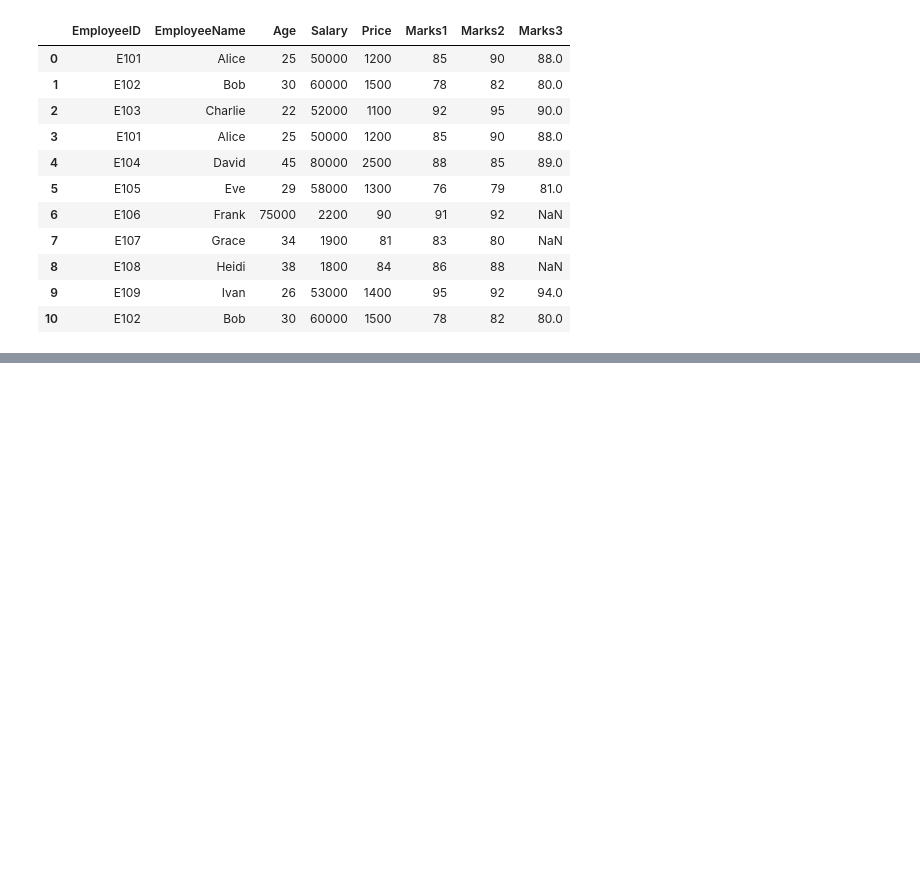
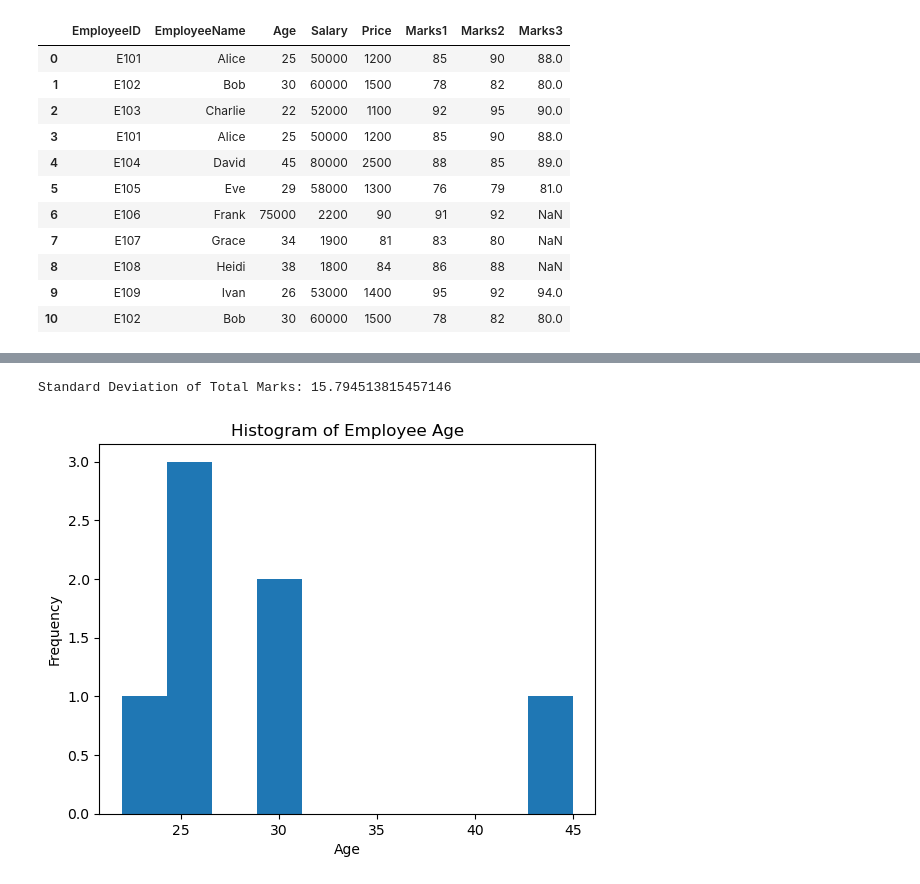
Before and after one commit to shoyebreza/ML, a Jupyter notebook: practiceday15.5.ipynb, the cells around one changed output, grey strips where cells are left out. Saved outputs shown, nothing was run; the diff lists cells and outputs as text; code cells hidden in the pictures; blank space fills up the shorter version.

```diff
--- a/practiceday15.5.ipynb
+++ b/practiceday15.5.ipynb
@@ -19,3 +19,6 @@ df
 | 8 | E108 | Heidi | 38 | 1800 | 84 | 86 | 88 | NaN |
 | 9 | E109 | Ivan | 26 | 53000 | 1400 | 95 | 92 | 94.0 |
 | 10 | E102 | Bob | 30 | 60000 | 1500 | 78 | 82 | 80.0 |
+# %%
+df['discount_price'] = df['Price'] * 0.10
+df
@@ -21,0 +68,4 @@ df
+# %%
+mean_age = df['Age'].mean()
+df['Age'] = df['Age'].fillna(mean_age)
+df
@@ -21,0 +85,3 @@ df
+# %%
+df = df.dropna(subset= ['Salary'])
+df
@@ -21,0 +112,5 @@ df
+# %%
+df = df.copy()
+df['Total_Marks'] = df['Marks1'] + df['Marks2'] + df['Marks3']
+
+print(df[['EmployeeID','EmployeeName','Total_Marks']])
@@ -21,0 +126,18 @@ df
+# %%
+std_total = df['Total_Marks'].std()
+print("Standard Deviation of Total Marks:", std_total)
+# %% [output]
+Standard Deviation of Total Marks: 15.794513815457146
+# %%
+import numpy as np
+import pandas as pd
+import matplotlib.pyplot as plt
+
+
+plt.hist(df['Age'])
+plt.xlabel('Age')
+plt.ylabel('Frequency')
+plt.title('Histogram of Employee Age')
+plt.show()
+# %% [output]
+[figure, added]
```
Also changed, not shown: parts of 12 cells of this notebook.
